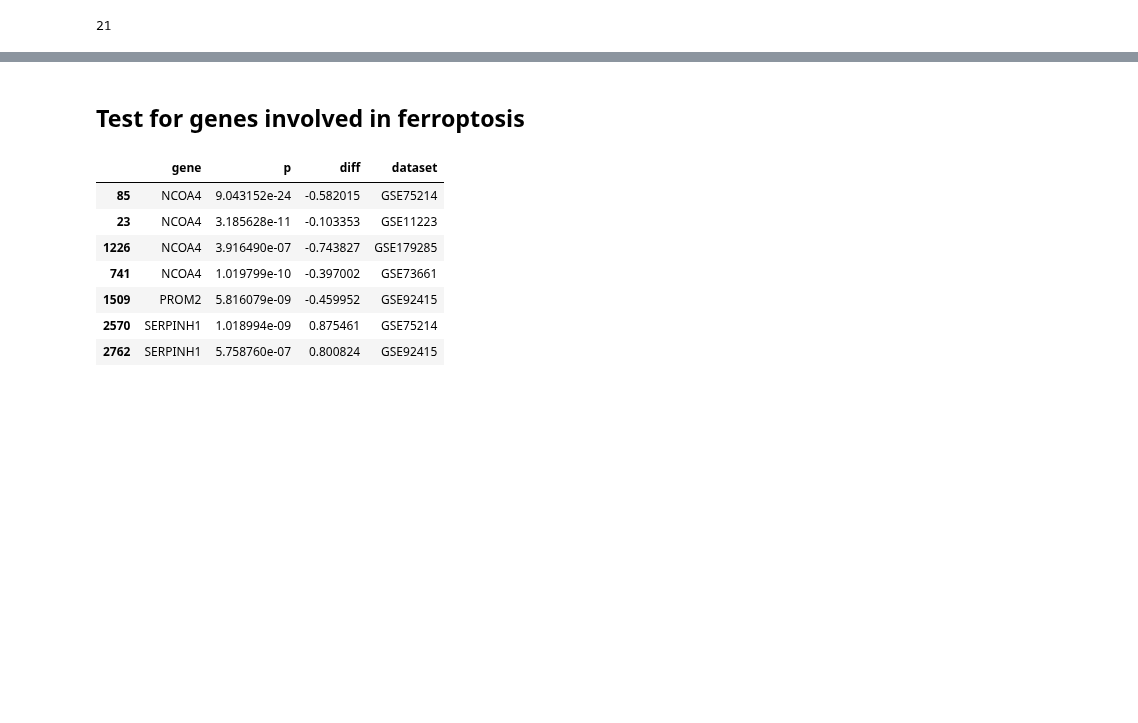
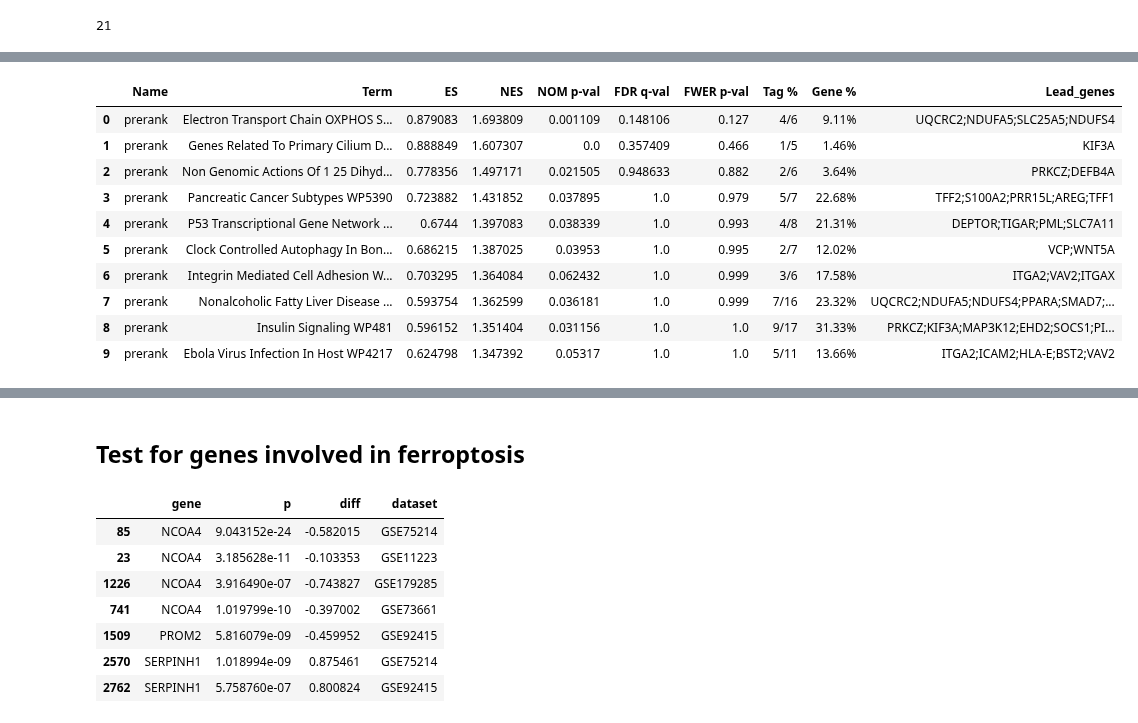
Before and after one commit to MaciejPiernik/ibd, a Jupyter notebook: ibd/notebooks/hydrogen_peroxide.ipynb, the cells around one changed output, grey strips where cells are left out. Saved outputs shown, nothing was run; the diff lists cells and outputs as text; code cells hidden in the pictures; blank space fills up the shorter version.

```diff
--- a/ibd/notebooks/hydrogen_peroxide.ipynb
+++ b/ibd/notebooks/hydrogen_peroxide.ipynb
@@ -429,0 +442,14 @@ len(global_gene_ranking) - sum((global_gene_ranking['count'] == global_gene_rank
+# %%
+pre_res.res2d.sort_values('NES', ascending=False).head(10)
+# %% [output]
+|  | Name | Term | ES | NES | NOM p-val | FDR q-val | FWER p-val | Tag % | Gene % | Lead_genes |
+| 0 | prerank | Electron Transport Chain OXPHOS S... | 0.879083 | 1.693809 | 0.001109 | 0.148106 | 0.127 | 4/6 | 9.11% | UQCRC2;NDUFA5;SLC25A5;NDUFS4 |
+| 1 | prerank | Genes Related To Primary Cilium D... | 0.888849 | 1.607307 | 0.0 | 0.357409 | 0.466 | 1/5 | 1.46% | KIF3A |
+| 2 | prerank | Non Genomic Actions Of 1 25 Dihyd... | 0.778356 | 1.497171 | 0.021505 | 0.948633 | 0.882 | 2/6 | 3.64% | PRKCZ;DEFB4A |
+| 3 | prerank | Pancreatic Cancer Subtypes WP5390 | 0.723882 | 1.431852 | 0.037895 | 1.0 | 0.979 | 5/7 | 22.68% | TFF2;S100A2;PRR15L;AREG;TFF1 |
+| 4 | prerank | P53 Transcriptional Gene Network ... | 0.6744 | 1.397083 | 0.038339 | 1.0 | 0.993 | 4/8 | 21.31% | DEPTOR;TIGAR;PML;SLC7A11 |
+| 5 | prerank | Clock Controlled Autophagy In Bon... | 0.686215 | 1.387025 | 0.03953 | 1.0 | 0.995 | 2/7 | 12.02% | VCP;WNT5A |
+| 6 | prerank | Integrin Mediated Cell Adhesion W... | 0.703295 | 1.364084 | 0.062432 | 1.0 | 0.999 | 3/6 | 17.58% | ITGA2;VAV2;ITGAX |
+| 7 | prerank | Nonalcoholic Fatty Liver Disease ... | 0.593754 | 1.362599 | 0.036181 | 1.0 | 0.999 | 7/16 | 23.32% | UQCRC2;NDUFA5;NDUFS4;PPARA;SMAD7;... |
+| 8 | prerank | Insulin Signaling WP481 | 0.596152 | 1.351404 | 0.031156 | 1.0 | 1.0 | 9/17 | 31.33% | PRKCZ;KIF3A;MAP3K12;EHD2;SOCS1;PI... |
+| 9 | prerank | Ebola Virus Infection In Host WP4217 | 0.624798 | 1.347392 | 0.05317 | 1.0 | 1.0 | 5/11 | 13.66% | ITGA2;ICAM2;HLA-E;BST2;VAV2 |
```
Also changed, not shown: parts of 22 cells of this notebook, 4 other files.
